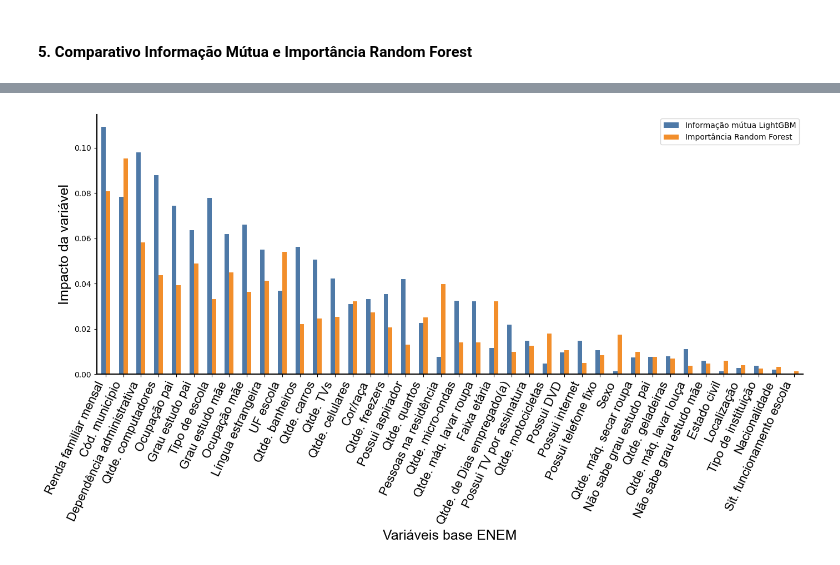
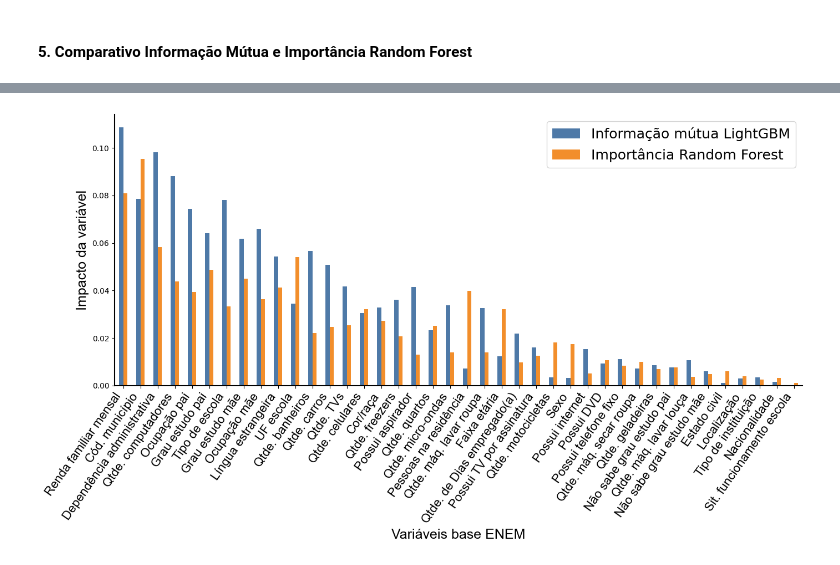
Before and after one commit to Brenosmith/TccImpactoEscolaEnem, a Jupyter notebook: src/3.1_Analise_Importancia_das_Variaveis.ipynb, the cells around one changed output, grey strips where cells are left out. Drawn from its saved outputs; the diff is of its cells as text; code cells hidden in the pictures.

```diff
--- a/src/3.1_Analise_Importancia_das_Variaveis.ipynb
+++ b/src/3.1_Analise_Importancia_das_Variaveis.ipynb
@@ -225,33 +225,33 @@ df_plot_renomeado = df_plot.rename(index=get_nome_descritivo)
 # Gráfico de barras verticais lado a lado para todas as variáveis
 ax = df_plot_renomeado.plot(
     kind='bar',
     figsize=(max(14, len(df_plot_renomeado) * 0.25), 8),
     color=['#4e79a7', '#f28e2b']
 )
 # Remover título
 # plt.title('Importância das Variáveis: Informação Mútua vs Random Forest')  # Removido
 
 plt.ylabel('Impacto da variável', fontsize=18, fontname='Arial', color='black')
 plt.xlabel('Variáveis base ENEM', fontsize=18, fontname='Arial', color='black')
-plt.xticks(rotation=65, ha='right', fontsize=16, fontname='Arial', color='black')
-plt.legend(['Informação mútua LightGBM', 'Importância Random Forest'])
+plt.xticks(rotation=55, ha='right', fontsize=16, fontname='Arial', color='black')
+plt.legend(['Informação mútua LightGBM', 'Importância Random Forest'], fontsize=18, loc='upper right')
 
 # Remover grades
 ax.grid(False)
 
 # Remover todas as bordas
 for spine in ax.spines.values():
     spine.set_visible(False)
 
 # Destacar apenas os eixos principal inferior (bottom) e esquerdo (left)
 ax.spines['bottom'].set_visible(True)
 ax.spines['bottom'].set_color('black')
 ax.spines['bottom'].set_linewidth(1.5)
 ax.spines['left'].set_visible(True)
 ax.spines['left'].set_color('black')
 ax.spines['left'].set_linewidth(1.5)
 
 plt.tight_layout()
 plt.show()
 # %% [output]
-[figure, old version]
+[figure, new version]
```
Also changed, not shown: parts of 4 cells of this notebook, 4 other files.
